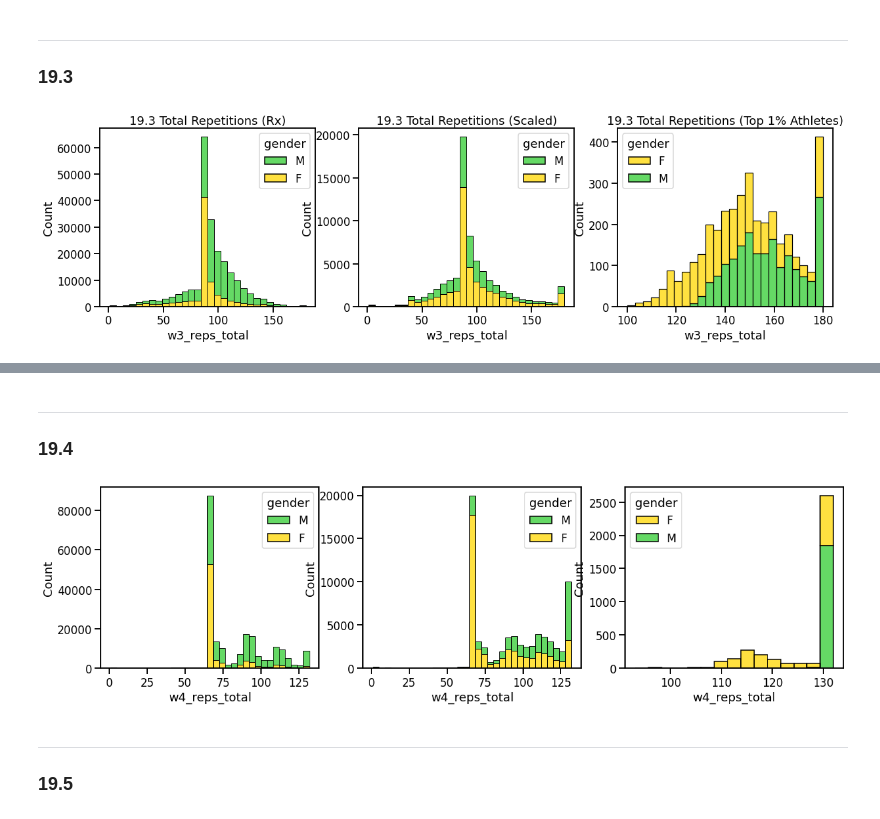
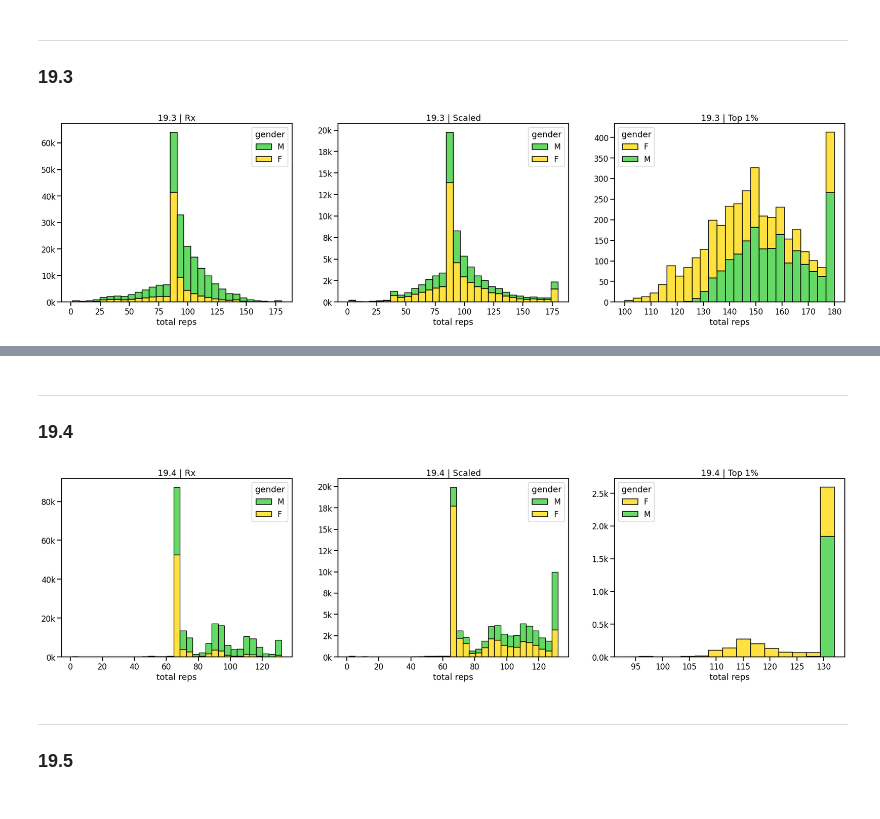
Before and after one commit to malefiz1988/project-crossfit-data, a Jupyter notebook: 4_EDA_v01.ipynb, the cells around one changed output, grey strips where cells are left out. Cells and saved outputs as stored; diff of their text form; code cells hidden in the pictures.

```diff
--- a/4_EDA_v01.ipynb
+++ b/4_EDA_v01.ipynb
@@ -429,42 +583,55 @@ fig.show()
 ---
 ### 19.3
 # %%
-fig, axes = plt.subplots(1, 3, figsize=(20, 5))
+fig, axes = plt.subplots(1, 3, figsize=(30, 7))
 
-sns.histplot(
+a=sns.histplot(
     ax=axes[0],
     data=df[df['scaled_3']==0],
     x='w3_reps_total',
     hue='gender',
     bins=30,
     multiple='stack',
     edgecolor='black',
     palette={"F": "gold", "M": "limegreen"}
-).set_title('19.3 Total Repetitions (Rx)')
+)
+a.set_title('19.3 | Rx')
+a.set_ylabel('')
+a.set_xlabel('total reps')
+ylabels = ['{:,.0f}'.format(y) + 'k' for y in a.get_yticks()/1000]
+a.set_yticklabels(ylabels)
 
-sns.histplot(
+b=sns.histplot(
     ax=axes[1],
     data=df[df['scaled_3']==1],
     x='w3_reps_total',
     hue='gender',
     bins=30,
     multiple='stack',
     edgecolor='black',
     palette={"F": "gold", "M": "limegreen"}
-).set_title('19.3 Total Repetitions (Scaled)');
+)
+b.set_title('19.3 | Scaled')
+b.set_ylabel('')
+b.set_xlabel('total reps')
+ylabels = ['{:,.0f}'.format(y) + 'k' for y in b.get_yticks()/1000]
+b.set_yticklabels(ylabels)
 
-sns.histplot(
+c=sns.histplot(
     ax=axes[2],
     data=df_ta,
     x='w3_reps_total',
     hue='gender',
     bins=25,
     multiple='stack',
     edgecolor='black',
     palette={"F": "gold", "M": "limegreen"}
-).set_title('19.3 Total Repetitions (Top 1% Athletes)');
+)
+c.set_title('19.3 | Top 1%')
+c.set_ylabel('')
+c.set_xlabel('total reps');
 # %% [output]
-[figure, old version]
+[figure, new version]
 # %%
 fig = go.Figure()
 
@@ -577,13 +744,54 @@ fig.show()
 ---
 ### 19.4
 # %%
-fig, axes = plt.subplots(1, 3, figsize=(20, 5))
+fig, axes = plt.subplots(1, 3, figsize=(30, 7))
 
-sns.histplot(ax=axes[0],data=df[df['scaled_4']==0],x='w4_reps_total',hue='gender',bins=33,multiple='stack',palette={"F": "gold", "M": "limegreen"})
-sns.histplot(ax=axes[1],data=df[df['scaled_4']==1],x='w4_reps_total',hue='gender',bins=33,multiple='stack',palette={"F": "gold", "M": "limegreen"})
-sns.histplot(ax=axes[2],data=df_ta,x='w4_reps_total',hue='gender',bins=15,multiple='stack',palette={"F": "gold", "M": "limegreen"});
+a = sns.histplot(
+    ax=axes[0],
+    data=df[df['scaled_4']==0],
+    x='w4_reps_total',
+    hue='gender',
+    bins=33,
+    multiple='stack',
+    palette={"F": "gold", "M": "limegreen"}
+)
+a.set_title('19.4 | Rx')
+a.set_ylabel('')
+a.set_xlabel('total reps')
+ylabels = ['{:,.0f}'.format(y) + 'k' for y in a.get_yticks()/1000]
+a.set_yticklabels(ylabels)
+
+b = sns.histplot(
+    ax=axes[1],
+    data=df[df['scaled_4']==1],
+    x='w4_reps_total',
+    hue='gender',
+    bins=33,
+    multiple='stack',
+    palette={"F": "gold", "M": "limegreen"}
+)
+b.set_title('19.4 | Scaled')
+b.set_ylabel('')
+b.set_xlabel('total reps')
+ylabels = ['{:,.0f}'.format(y) + 'k' for y in b.get_yticks()/1000]
+b.set_yticklabels(ylabels)
+
+c = sns.histplot(
+    ax=axes[2],
+    data=df_ta,
+    x='w4_reps_total',
+    hue='gender',
+    bins=15,
+    multiple='stack',
+    palette={"F": "gold", "M": "limegreen"}
+)
+c.set_title('19.4 | Top 1%')
+c.set_ylabel('')
+c.set_xlabel('total reps')
+ylabels = ['{:,.1f}'.format(y) + 'k' for y in c.get_yticks()/1000]
+c.set_yticklabels(ylabels);
 # %% [output]
-[figure, old version]
+[figure, new version]
 # %% [markdown]
 ---
 ### 19.5
```
Also changed, not shown: parts of 55 cells of this notebook, 1 other file.
